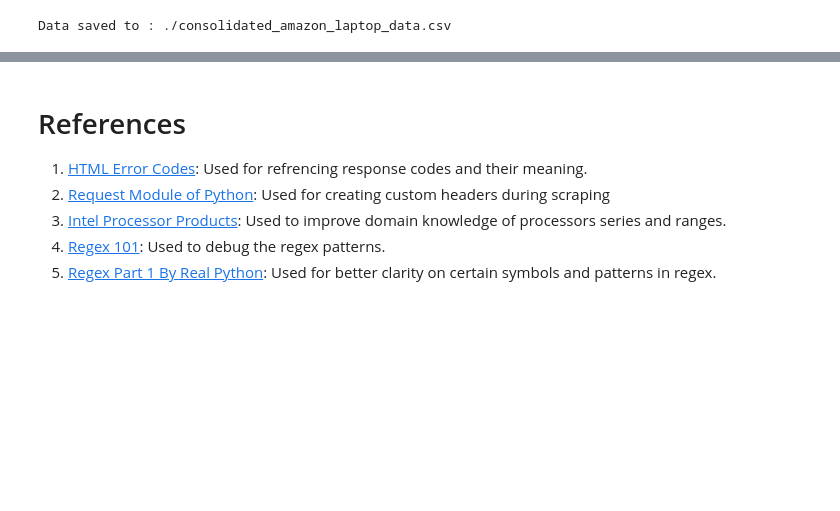
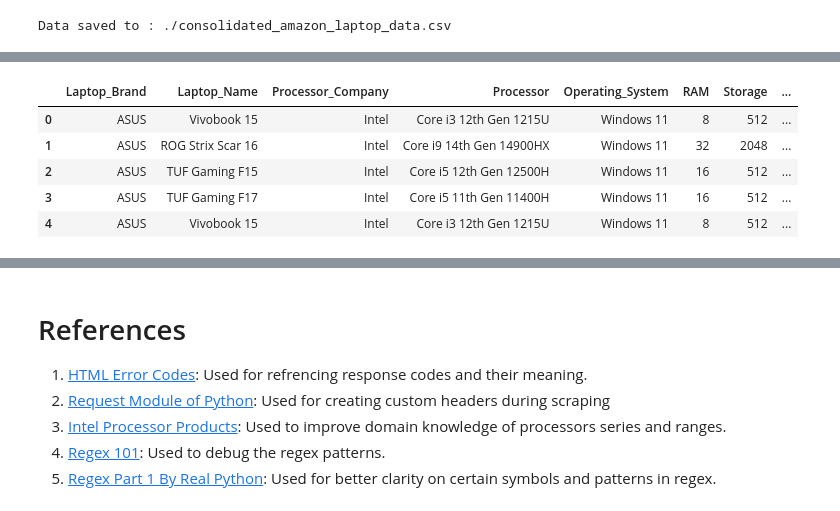
Before and after one commit to VaibhavSaran/CSE-587-PROJECT-LAPTRACK, a Jupyter notebook: Project Laptrack - Phase 1 Data Collection and Cleaning.ipynb, the cells around one changed output, grey strips where cells are left out. Cells and saved outputs as stored; diff of their text form; code cells hidden in the pictures; blank space fills up the shorter version.

```diff
--- a/Project Laptrack - Phase 1 Data Collection and Cleaning.ipynb
+++ b/Project Laptrack - Phase 1 Data Collection and Cleaning.ipynb
@@ -1905,0 +1909,8 @@ Data saved to : ./consolidated_amazon_laptop_data.csv
+# %%
+amazonDataSetPath = r'./amazon/consolidated_amazon_laptop_data.csv'
+flipkartDatasetPath = r'./flipkart_data/flipkart_laptop_cleaned.csv'
+bestbuyDatasetPath = r'./bestBuy/laptops_data_Best_Buy_22_09_24.csv'
+
+amazonDF = pd.read_csv(amazonDataSetPath)
+flipkartDF = pd.read_csv(flipkartDatasetPath)
+bestbuyDF = pd.read_csv(bestbuyDatasetPath)
@@ -1905,0 +1963,12 @@ Data saved to : ./consolidated_amazon_laptop_data.csv
+# %%
+#Flipkart
+flipkartDF = flipkartDF.copy()
+flipkartDF['Source'] = 'Flipkart'
+flipkartDF.head()
+# %% [output]
+|  | Laptop_Brand | Laptop_Name | Processor_Company | Processor | Operating_System | RAM | Storage | ... |
+| 0 | ASUS | Vivobook 15 | Intel | Core i3 12th Gen 1215U | Windows 11 | 8 | 512 | ... |
+| 1 | ASUS | ROG Strix Scar 16 | Intel | Core i9 14th Gen 14900HX | Windows 11 | 32 | 2048 | ... |
+| 2 | ASUS | TUF Gaming F15 | Intel | Core i5 12th Gen 12500H | Windows 11 | 16 | 512 | ... |
+| 3 | ASUS | TUF Gaming F17 | Intel | Core i5 11th Gen 11400H | Windows 11 | 16 | 512 | ... |
+| 4 | ASUS | Vivobook 15 | Intel | Core i3 12th Gen 1215U | Windows 11 | 8 | 512 | ... |
```
Also changed, not shown: parts of 15 cells of this notebook, 8 other files.
